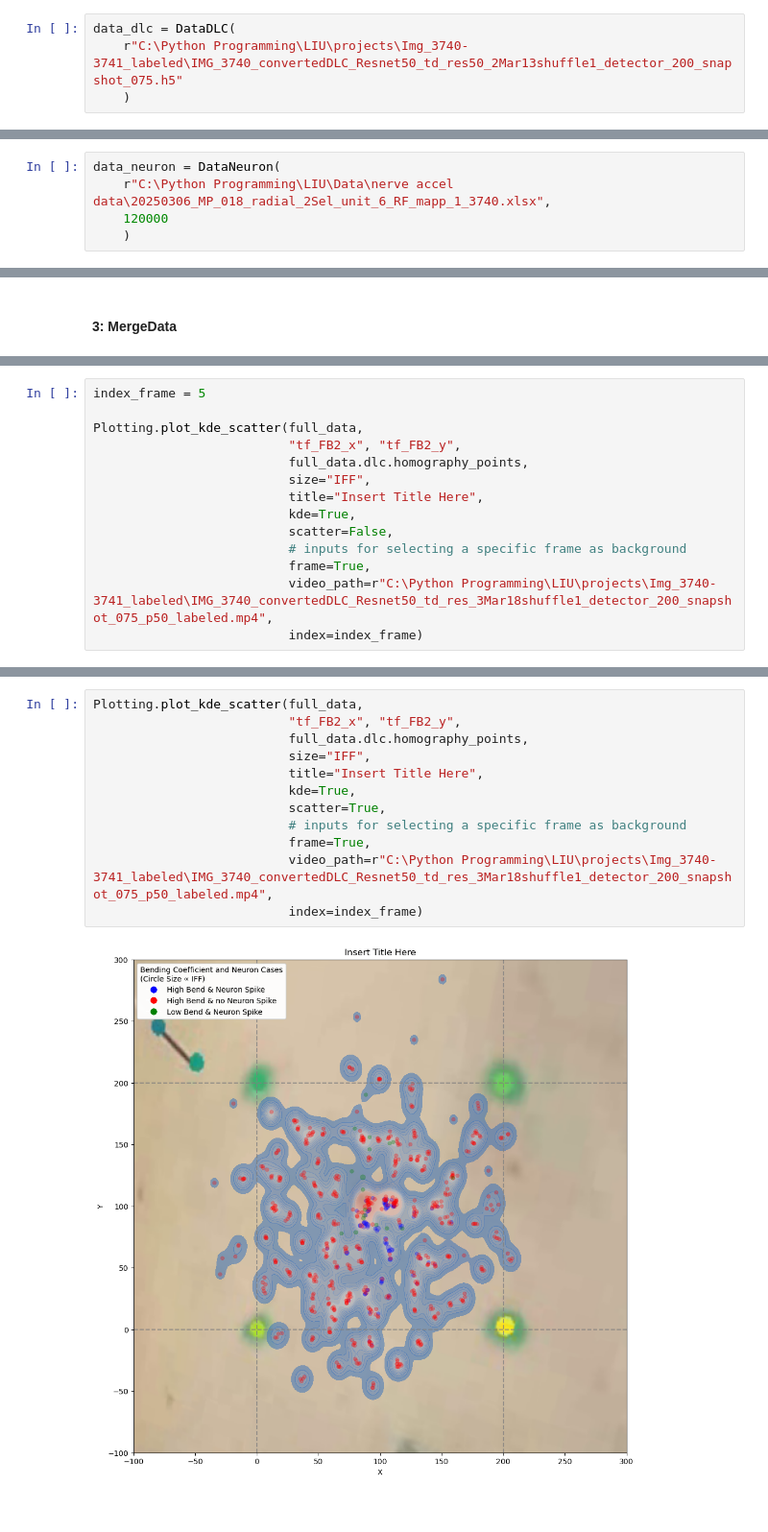
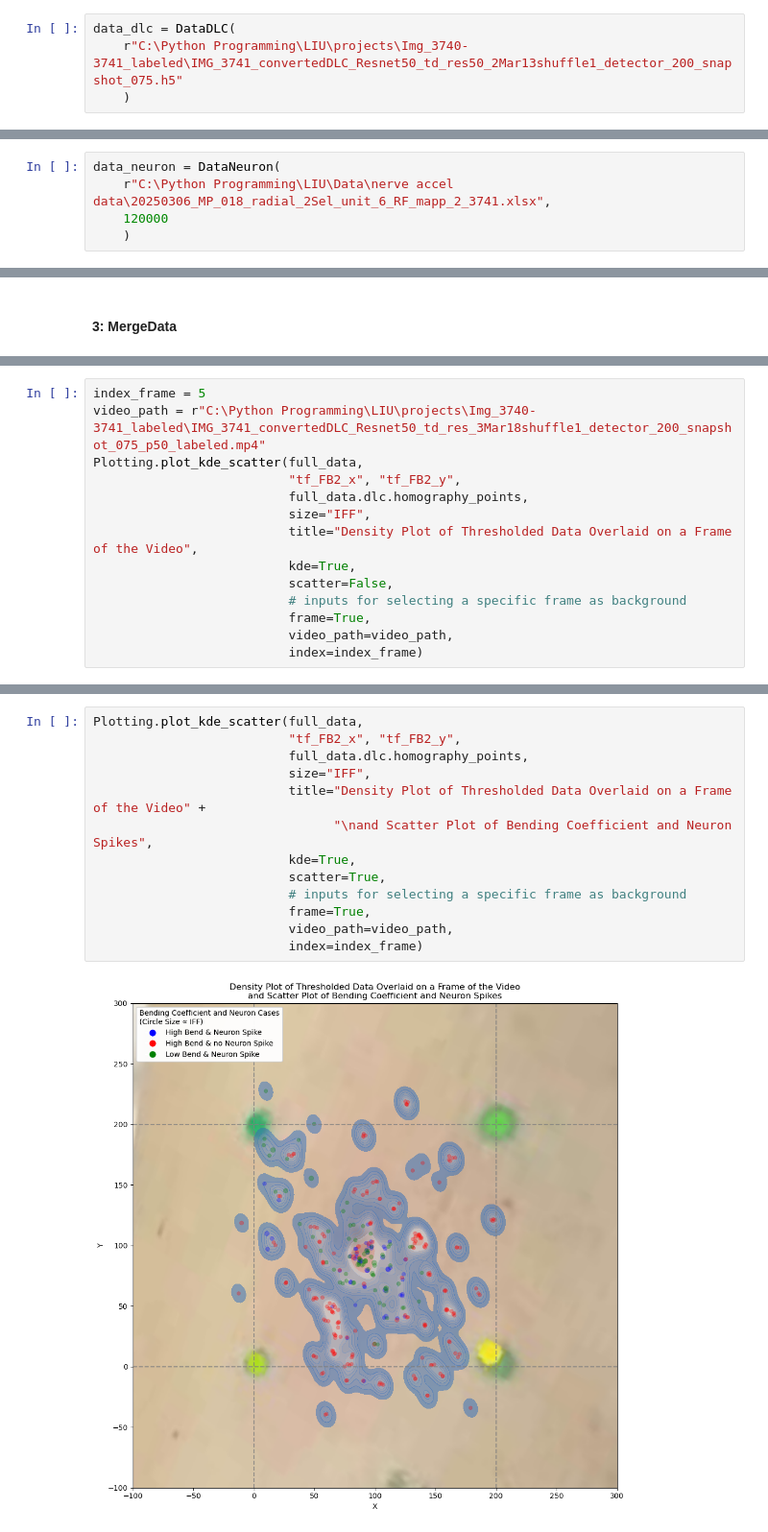
Before and after one commit to Periksvensson84/RF_mapping, a Jupyter notebook: RF_mapping/post_processing/examples.ipynb, the cells around one changed output, grey strips where cells are left out. Shown at 96% size. Saved outputs shown, nothing was run; the diff lists cells and outputs as text.

```diff
--- a/RF_mapping/post_processing/examples.ipynb
+++ b/RF_mapping/post_processing/examples.ipynb
@@ -26,5 +26,5 @@ def transform_to_derivative(df: pd.DataFrame) -> pd.DataFrame:
     return derivative_df
 # %%
 data_dlc = DataDLC(
-    r"C:\Python Programming\LIU\projects\Img_3740-3741_labeled\IMG_3740_convertedDLC_Resnet50_td_res50_2Mar13shuffle1_detector_200_snapshot_075.h5"
+    r"C:\Python Programming\LIU\projects\Img_3740-3741_labeled\IMG_3741_convertedDLC_Resnet50_td_res50_2Mar13shuffle1_detector_200_snapshot_075.h5"
     )
@@ -97,6 +101,6 @@ Plotting.plot_homography_animated(data_dlc.homography_points,
 #### 2: DataNeuron
 # %%
 data_neuron = DataNeuron(
-    r"C:\Python Programming\LIU\Data\nerve accel data\20250306_MP_018_radial_2Sel_unit_6_RF_mapp_1_3740.xlsx",
+    r"C:\Python Programming\LIU\Data\nerve accel data\20250306_MP_018_radial_2Sel_unit_6_RF_mapp_2_3741.xlsx",
     120000
     )
@@ -210,15 +244,15 @@ Plotting.plot_kde_scatter(full_data,
 # %%
 index_frame = 5
-
+video_path = r"C:\Python Programming\LIU\projects\Img_3740-3741_labeled\IMG_3741_convertedDLC_Resnet50_td_res_3Mar18shuffle1_detector_200_snapshot_075_p50_labeled.mp4"
 Plotting.plot_kde_scatter(full_data,
                           "tf_FB2_x", "tf_FB2_y",
                           full_data.dlc.homography_points,
                           size="IFF",
-                          title="Insert Title Here",
+                          title="Density Plot of Thresholded Data Overlaid on a Frame of the Video",
                           kde=True,
                           scatter=False,
                           # inputs for selecting a specific frame as background
                           frame=True,
-                          video_path=r"C:\Python Programming\LIU\projects\Img_3740-3741_labeled\IMG_3740_convertedDLC_Resnet50_td_res_3Mar18shuffle1_detector_200_snapshot_075_p50_labeled.mp4",
+                          video_path=video_path,
                           index=index_frame)
 # %% [output]
@@ -244,15 +278,16 @@ Plotting.plot_kde_scatter(full_data,
 # %%
 Plotting.plot_kde_scatter(full_data,
                           "tf_FB2_x", "tf_FB2_y",
                           full_data.dlc.homography_points,
                           size="IFF",
-                          title="Insert Title Here",
+                          title="Density Plot of Thresholded Data Overlaid on a Frame of the Video" +
+                                "\nand Scatter Plot of Bending Coefficient and Neuron Spikes",
                           kde=True,
                           scatter=True,
                           # inputs for selecting a specific frame as background
                           frame=True,
-                          video_path=r"C:\Python Programming\LIU\projects\Img_3740-3741_labeled\IMG_3740_convertedDLC_Resnet50_td_res_3Mar18shuffle1_detector_200_snapshot_075_p50_labeled.mp4",
+                          video_path=video_path,
                           index=index_frame)
 # %% [output]
-[figure, old version]
+[figure, new version]
 (<Figure size 1200x1200 with 1 Axes>,
```
Also changed, not shown: parts of 28 cells of this notebook, 51 other files.
